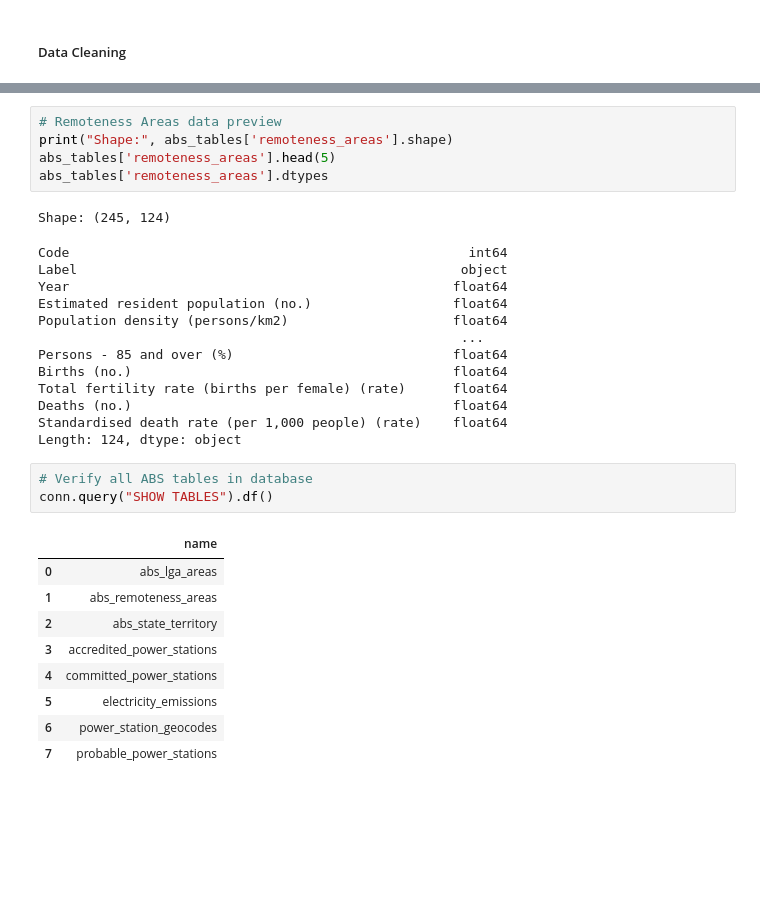
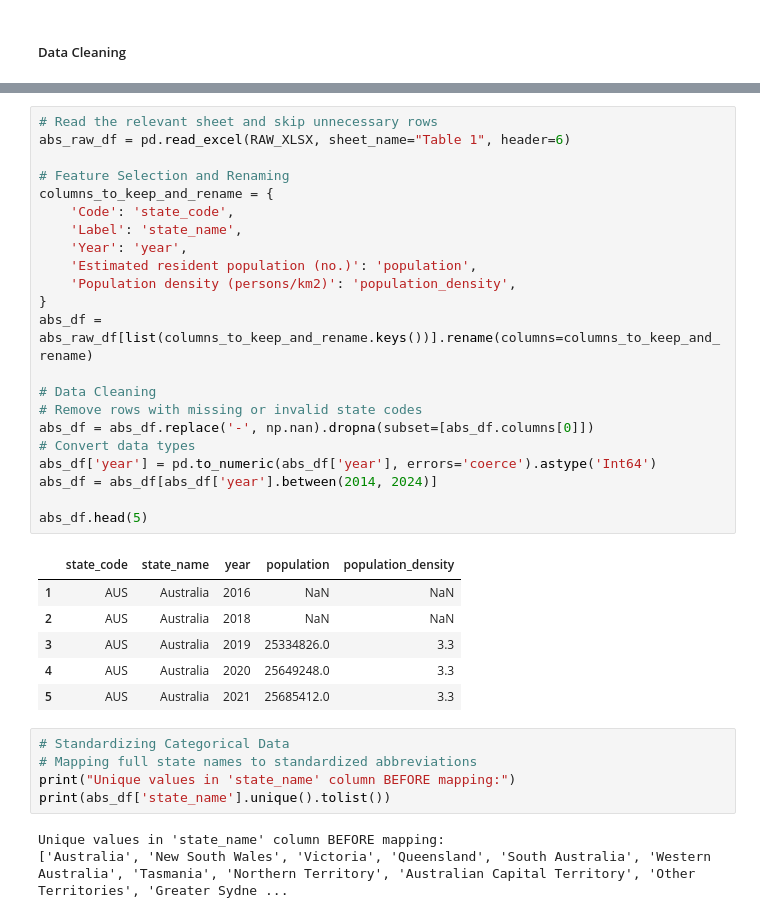
Before and after one commit to kerumixd/5339-Data-Engineering-Group-Porject, a Jupyter notebook: Assignment1.ipynb, the cells around one changed output, grey strips where cells are left out. Drawn from its saved outputs; the diff is of its cells as text; blank space fills up the shorter version.

Commit message:
data3

```diff
--- a/Assignment1.ipynb
+++ b/Assignment1.ipynb
@@ -948,32 +858,37 @@ Length: 163, dtype: object
-# %%
-# Remoteness Areas data preview
-print("Shape:", abs_tables['remoteness_areas'].shape)
-abs_tables['remoteness_areas'].head(5)
-abs_tables['remoteness_areas'].dtypes
-# %% [output]
-Shape: (245, 124)
-Code                                                   int64
-Label                                                 object
-Year                                                 float64
-Estimated resident population (no.)                  float64
-Population density (persons/km2)                     float64
-                                                      ...
-Persons - 85 and over (%)                            float64
-Births (no.)                                         float64
-Total fertility rate (births per female) (rate)      float64
-Deaths (no.)                                         float64
-Standardised death rate (per 1,000 people) (rate)    float64
-Length: 124, dtype: object
-# %%
-# Verify all ABS tables in database
-conn.query("SHOW TABLES").df()
-# %% [output]
-|  | name |
-| 0 | abs_lga_areas |
-| 1 | abs_remoteness_areas |
-| 2 | abs_state_territory |
-| 3 | accredited_power_stations |
-| 4 | committed_power_stations |
-| 5 | electricity_emissions |
-| 6 | power_station_geocodes |
-| 7 | probable_power_stations |
+# %%
+# Read the relevant sheet and skip unnecessary rows
+abs_raw_df = pd.read_excel(RAW_XLSX, sheet_name="Table 1", header=6)
+
+# Feature Selection and Renaming
+columns_to_keep_and_rename = {
+    'Code': 'state_code',
+    'Label': 'state_name',
+    'Year': 'year',
+    'Estimated resident population (no.)': 'population',
+    'Population density (persons/km2)': 'population_density',
+}
+abs_df = abs_raw_df[list(columns_to_keep_and_rename.keys())].rename(columns=columns_to_keep_and_rename)
+
+# Data Cleaning
+# Remove rows with missing or invalid state codes
+abs_df = abs_df.replace('-', np.nan).dropna(subset=[abs_df.columns[0]])
+# Convert data types
+abs_df['year'] = pd.to_numeric(abs_df['year'], errors='coerce').astype('Int64')
+abs_df = abs_df[abs_df['year'].between(2014, 2024)]
+
+abs_df.head(5)
+# %% [output]
+|  | state_code | state_name | year | population | population_density |
+| 1 | AUS | Australia | 2016 | NaN | NaN |
+| 2 | AUS | Australia | 2018 | NaN | NaN |
+| 3 | AUS | Australia | 2019 | 25334826.0 | 3.3 |
+| 4 | AUS | Australia | 2020 | 25649248.0 | 3.3 |
+| 5 | AUS | Australia | 2021 | 25685412.0 | 3.3 |
+# %%
+# Standardizing Categorical Data
+# Mapping full state names to standardized abbreviations
+print("Unique values in 'state_name' column BEFORE mapping:")
+print(abs_df['state_name'].unique().tolist())
+# %% [output]
+Unique values in 'state_name' column BEFORE mapping:
+['Australia', 'New South Wales', 'Victoria', 'Queensland', 'South Australia', 'Western Australia', 'Tasmania', 'Northern Territory', 'Australian Capital Territory', 'Other Territories', 'Greater Sydne ...
```
Also changed, not shown: parts of 8 cells of this notebook.
